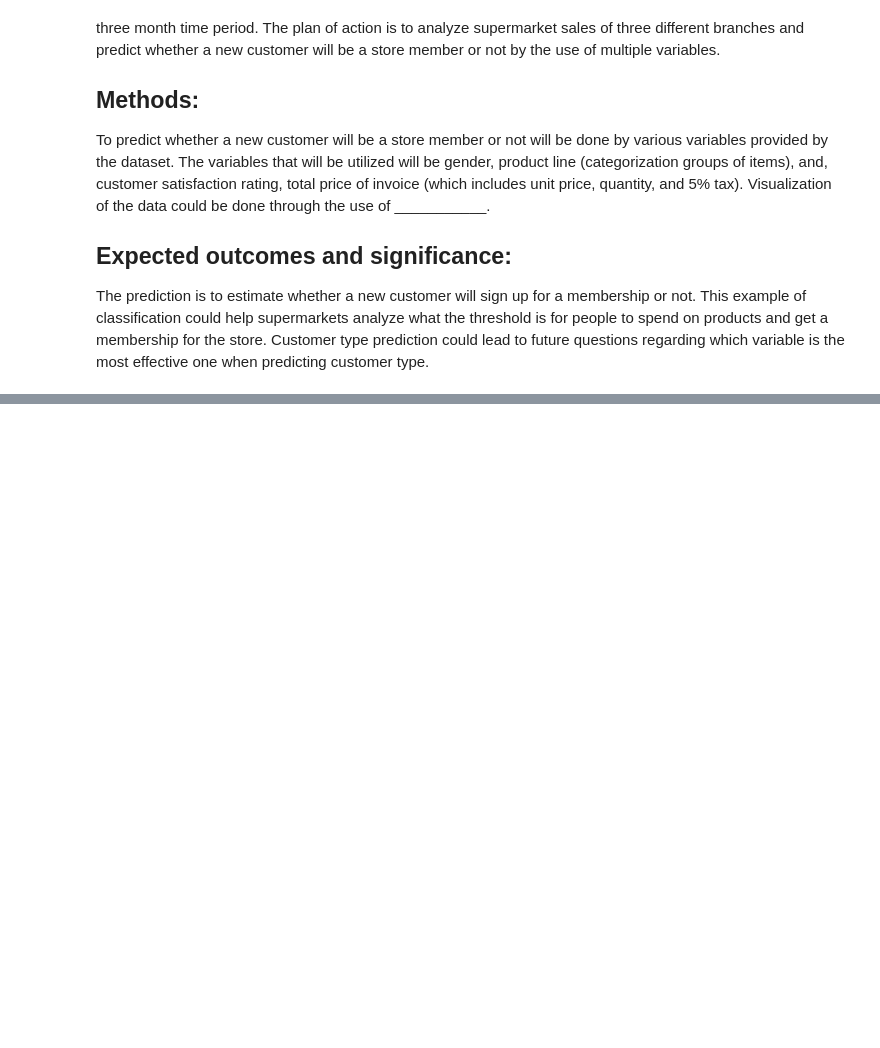
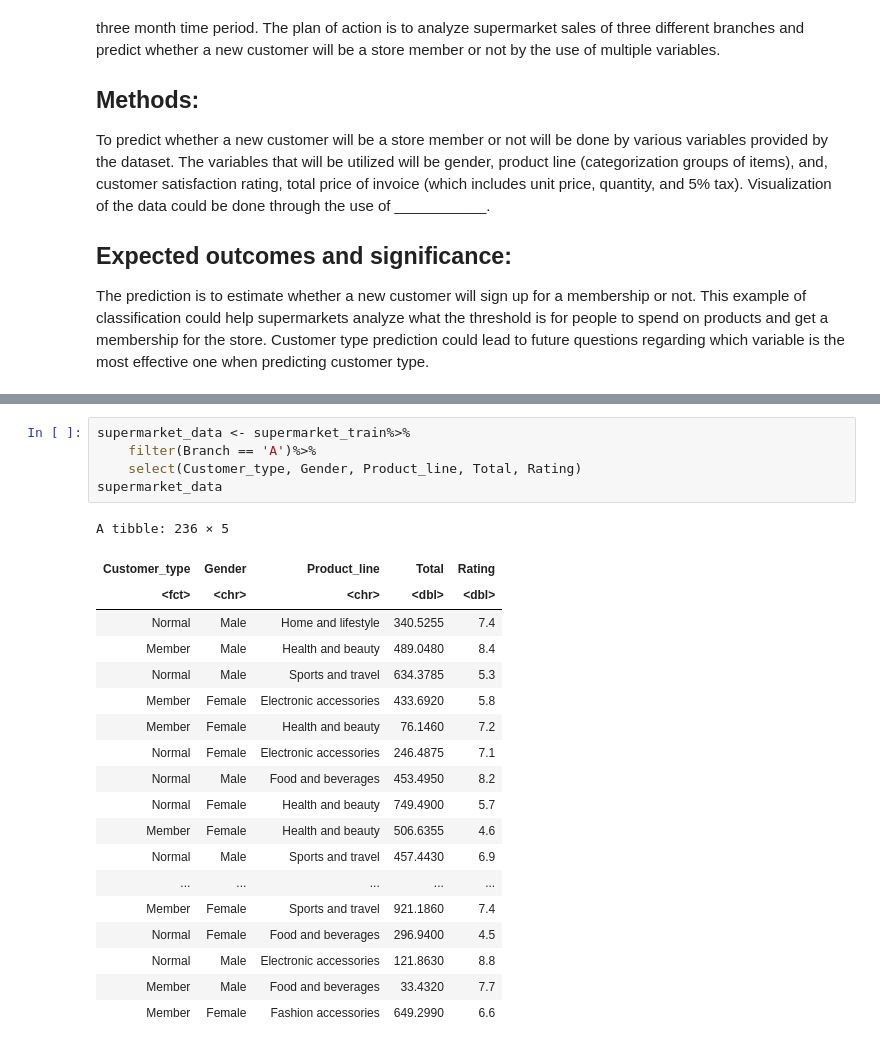
Before and after one commit to rajdhillon27/DSCI-classification-, a Jupyter notebook: DSCI trial.ipynb, the cells around one changed output, grey strips where cells are left out. Drawn from its saved outputs; the diff is of its cells as text; blank space fills up the shorter version.

```diff
--- a/DSCI trial.ipynb
+++ b/DSCI trial.ipynb
@@ -58,0 +90,25 @@ A spec_tbl_df: 10 × 17
+# %%
+supermarket_data <- supermarket_train%>%
+    filter(Branch == 'A')%>%
+    select(Customer_type, Gender, Product_line, Total, Rating)
+supermarket_data
+# %% [output]
+A tibble: 236 × 5
+| Customer_type | Gender | Product_line | Total | Rating |
+| <fct> | <chr> | <chr> | <dbl> | <dbl> |
+| Normal | Male | Home and lifestyle | 340.5255 | 7.4 |
+| Member | Male | Health and beauty | 489.0480 | 8.4 |
+| Normal | Male | Sports and travel | 634.3785 | 5.3 |
+| Member | Female | Electronic accessories | 433.6920 | 5.8 |
+| Member | Female | Health and beauty | 76.1460 | 7.2 |
+| Normal | Female | Electronic accessories | 246.4875 | 7.1 |
+| Normal | Male | Food and beverages | 453.4950 | 8.2 |
+| Normal | Female | Health and beauty | 749.4900 | 5.7 |
+| Member | Female | Health and beauty | 506.6355 | 4.6 |
+| Normal | Male | Sports and travel | 457.4430 | 6.9 |
+| ... | ... | ... | ... | ... |
+| Member | Female | Sports and travel | 921.1860 | 7.4 |
+| Normal | Female | Food and beverages | 296.9400 | 4.5 |
+| Normal | Male | Electronic accessories | 121.8630 | 8.8 |
+| Member | Male | Food and beverages | 33.4320 | 7.7 |
+| Member | Female | Fashion accessories | 649.2990 | 6.6 |
```
Also changed, not shown: parts of 2 cells of this notebook.
